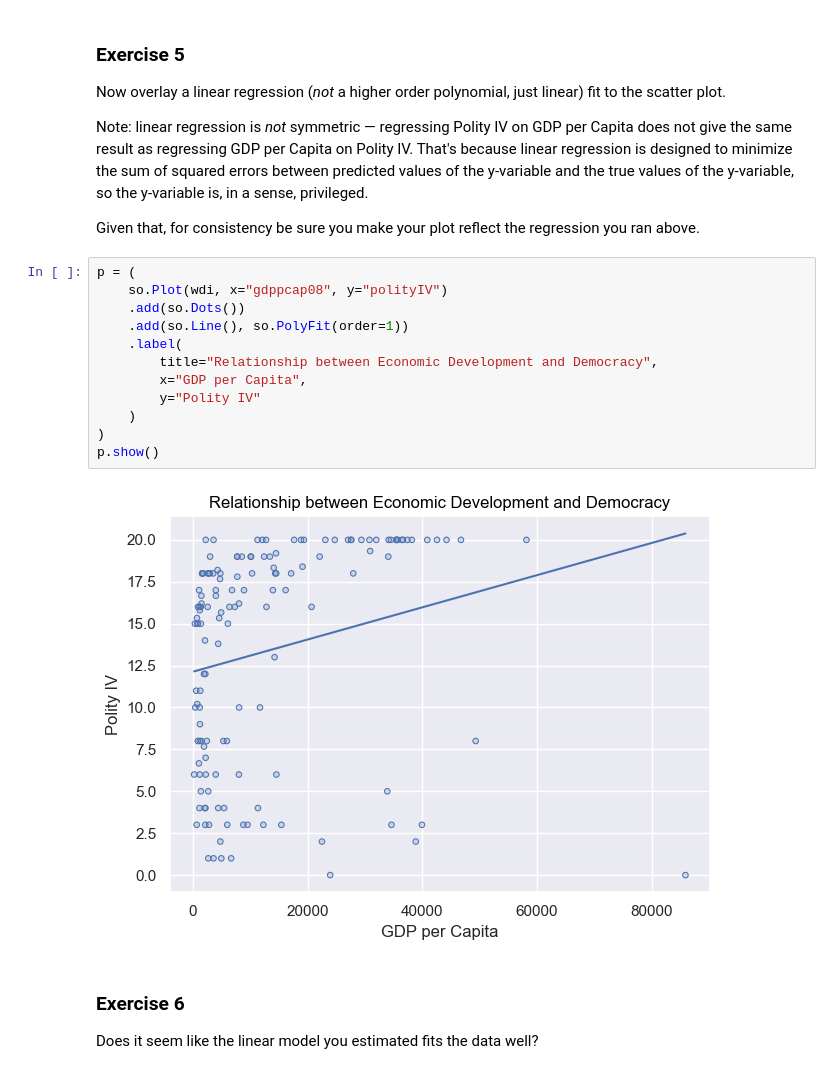
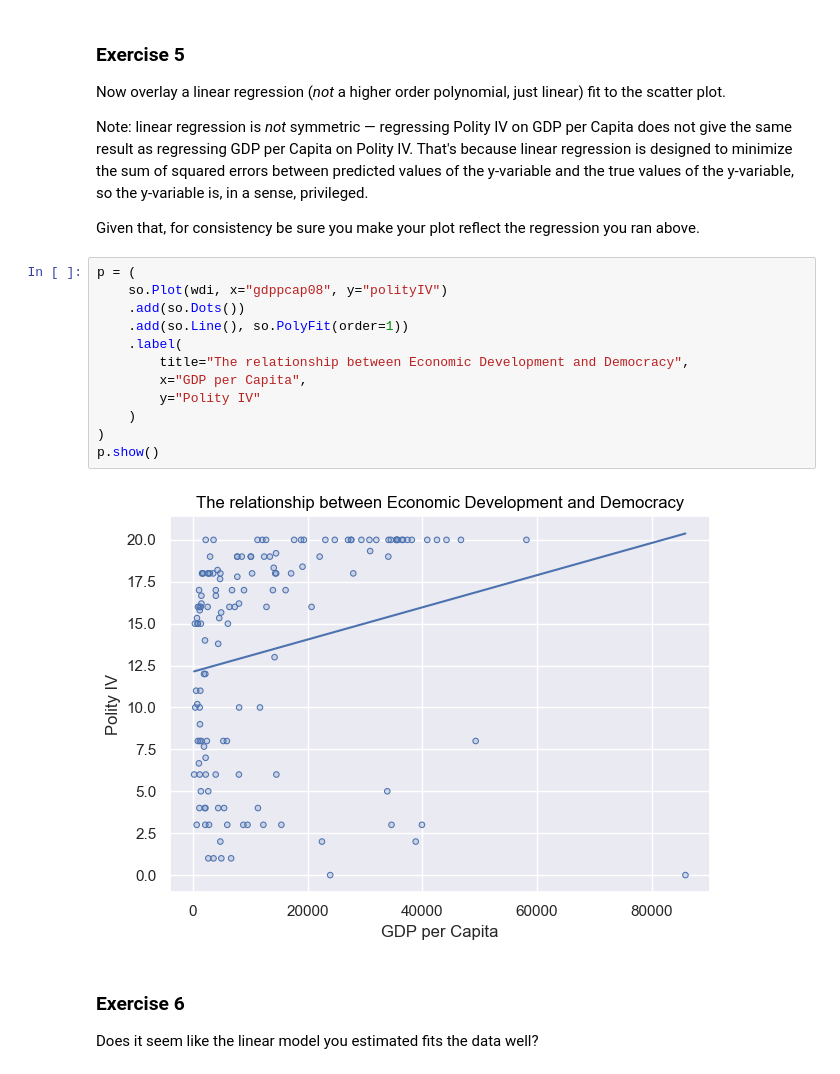
Before and after one commit to mbadu1/Oct7Ex, a Jupyter notebook: exercise_plotting_part2.ipynb, the cells around one changed output. Drawn from its saved outputs; the diff is of its cells as text.

```diff
--- a/exercise_plotting_part2.ipynb
+++ b/exercise_plotting_part2.ipynb
@@ -107,17 +107,17 @@ Given that, for consistency be sure you make your plot reflect the regression yo
 # %%
 p = (
     so.Plot(wdi, x="gdppcap08", y="polityIV")
     .add(so.Dots())
     .add(so.Line(), so.PolyFit(order=1))
     .label(
-        title="Relationship between Economic Development and Democracy",
+        title="The relationship between Economic Development and Democracy",
         x="GDP per Capita",
         y="Polity IV"
     )
 )
 p.show()
 # %% [output]
-[figure, old version]
+[figure, new version]
 # %% [markdown]
 ### Exercise 6
 
```
Also changed, not shown: parts of 11 cells of this notebook.
